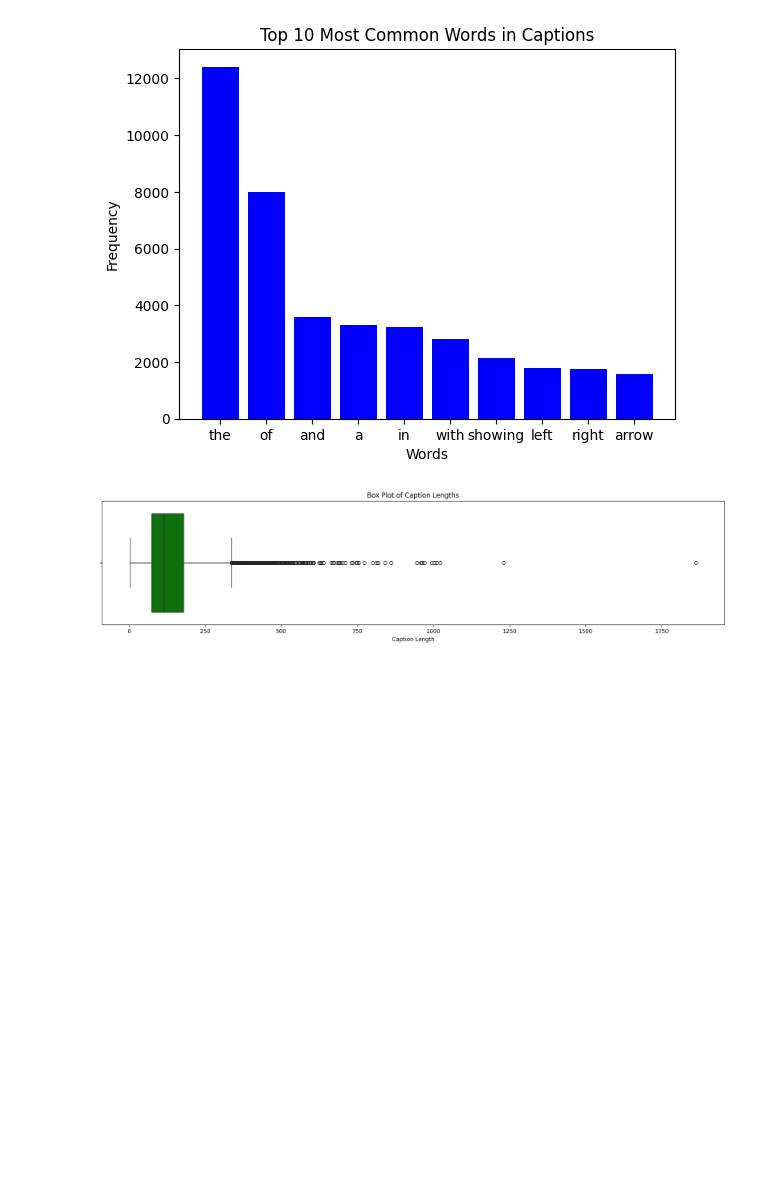
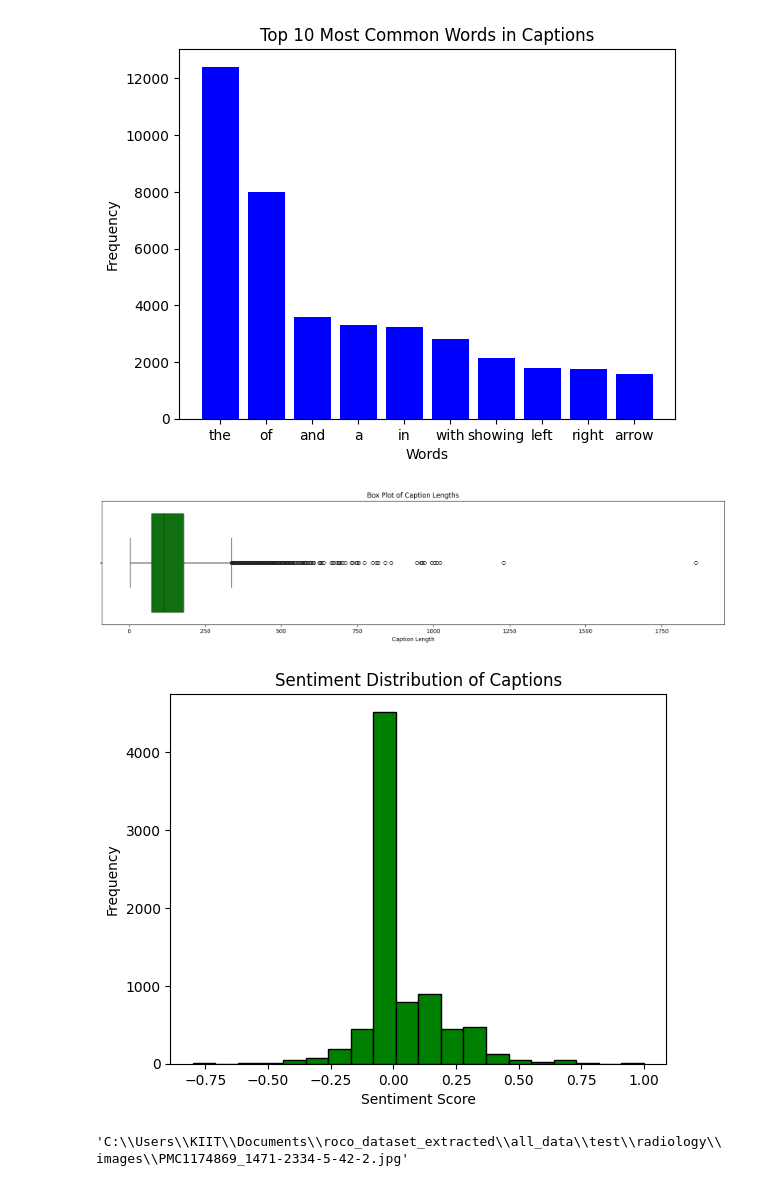
Before and after one commit to sarvansh451/Picaso_Phrase, a Jupyter notebook: projectpiccaso-checkpoint.ipynb, the cells around one changed output. Drawn from its saved outputs; the diff is of its cells as text; code cells hidden in the pictures; blank space fills up the shorter version.

```diff
--- a/projectpiccaso-checkpoint.ipynb
+++ b/projectpiccaso-checkpoint.ipynb
@@ -98,11 +98,12 @@ plt.show()
 # %% [output]
 [figure]
 # %%
-image_files = os.listdir(image_path)
-
-# Get the first image file in the directory
-first_image_path = os.path.join(image_path, image_files[0])
-
-# Open and display the first image
-img = Image.open(first_image_path)
-img.show()
+from textblob import TextBlob
+sentiment_scores = df['caption'].apply(lambda x: TextBlob(x).sentiment.polarity)
+plt.hist(sentiment_scores, bins=20, color='green', edgecolor='black')
+plt.xlabel("Sentiment Score")
+plt.ylabel("Frequency")
+plt.title("Sentiment Distribution of Captions")
+plt.show()
+# %% [output]
+[figure, added]
@@ -108,0 +116,4 @@ img.show()
+# %%
+img_path
+# %% [output]
+'C:\\Users\\KIIT\\Documents\\roco_dataset_extracted\\all_data\\test\\radiology\\images\\PMC1174869_1471-2334-5-42-2.jpg'
```
Also changed, not shown: parts of 14 cells of this notebook.
